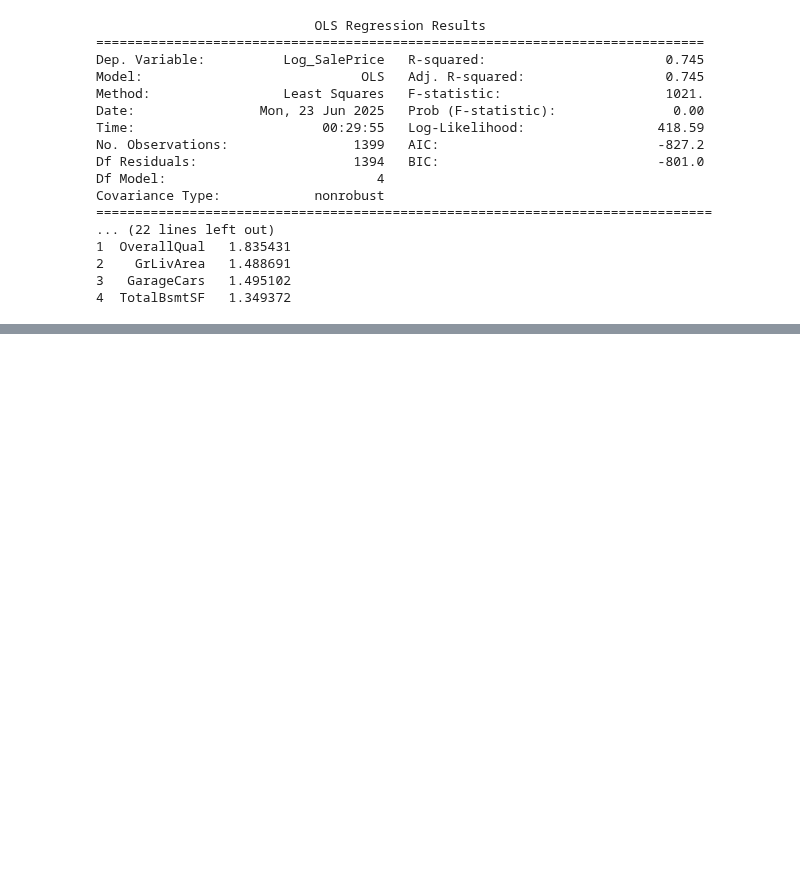
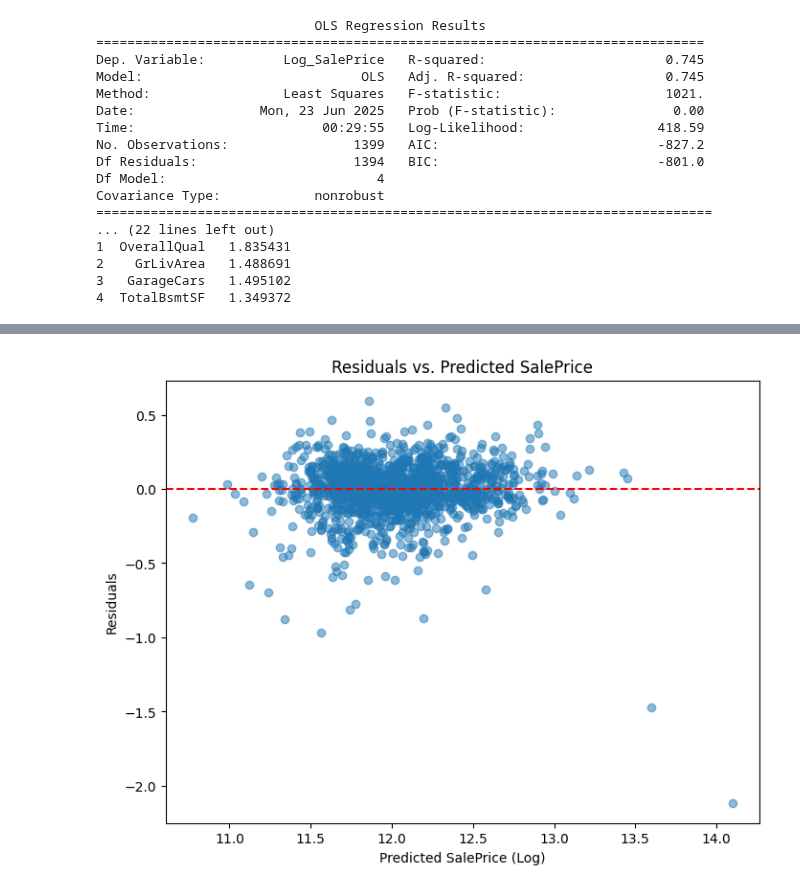
Before and after one commit to masumiuc/Unit-2-Capstone, a Jupyter notebook: Regression.ipynb, the cells around one changed output, grey strips where cells are left out. Drawn from its saved outputs; the diff is of its cells as text; code cells hidden in the pictures; blank space fills up the shorter version.

```diff
--- a/Regression.ipynb
+++ b/Regression.ipynb
@@ -422,0 +452,12 @@ Covariance Type:            nonrobust
+# %%
+residuals = y - y_pred
+
+plt.figure(figsize=(8,6))
+plt.scatter(y_pred, residuals, alpha=0.5)
+plt.axhline(y=0, color='red', linestyle='--')  # Line at 0 for reference
+plt.xlabel('Predicted SalePrice (Log)')
+plt.ylabel('Residuals')
+plt.title('Residuals vs. Predicted SalePrice')
+plt.show()
+# %% [output]
+[figure, added]
```
Also changed, not shown: parts of 18 cells of this notebook, 1 other file.
